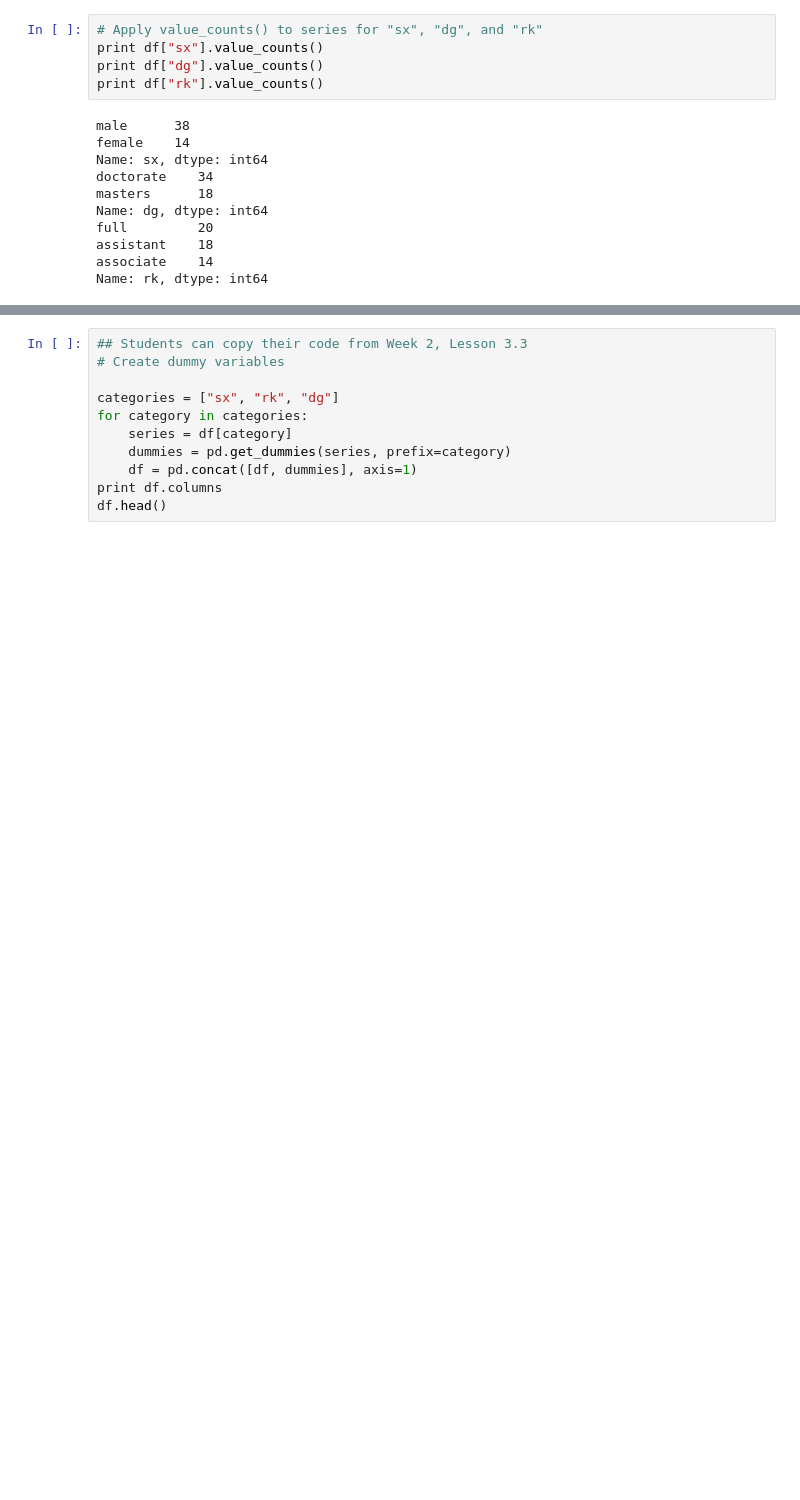
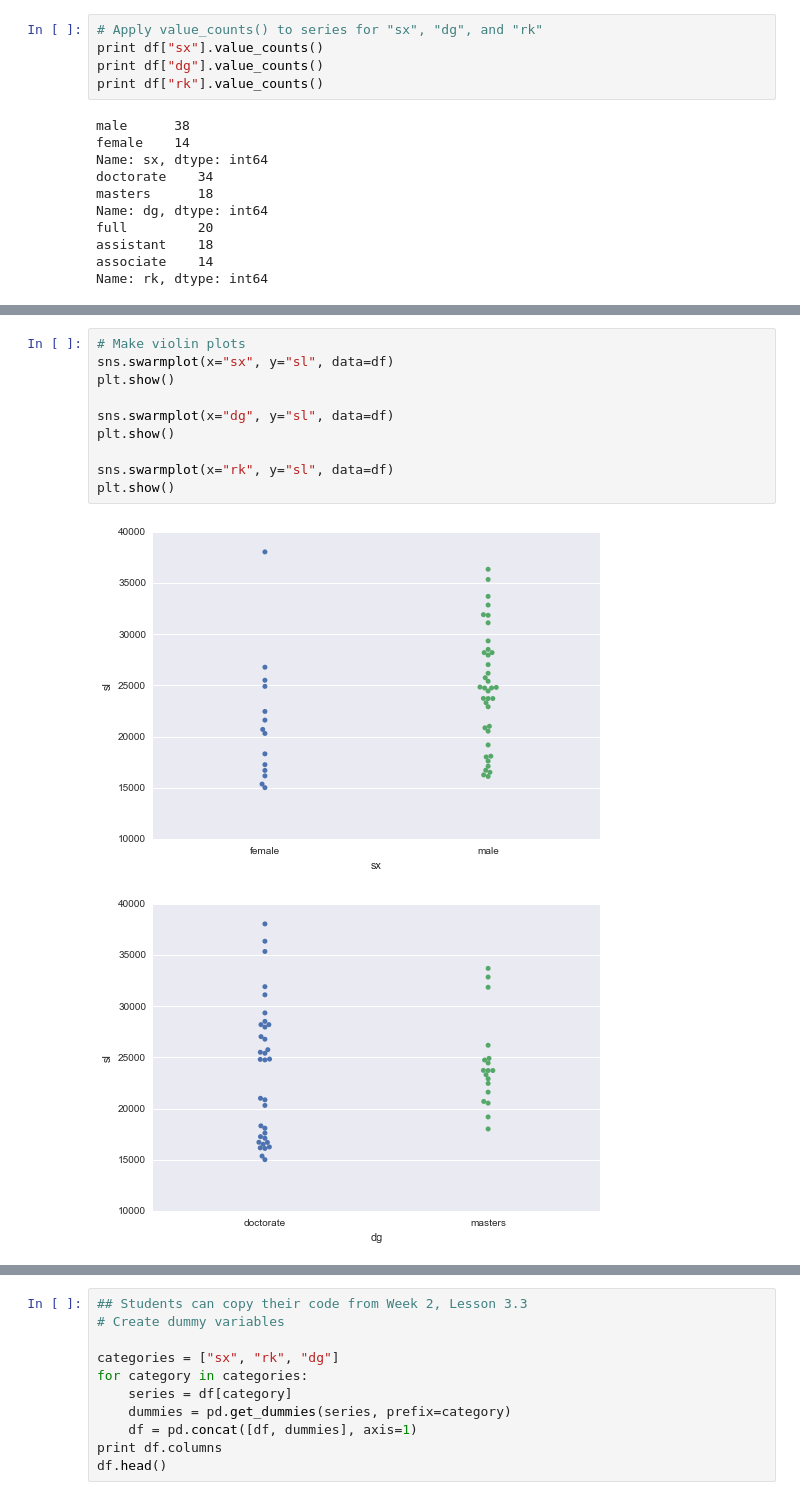
Before and after one commit to stephenhsiao/JNDS, a Jupyter notebook: ml/Regularization2.ipynb, the cells around one changed output, grey strips where cells are left out. Drawn from its saved outputs; the diff is of its cells as text; blank space fills up the shorter version.

```diff
--- a/ml/Regularization2.ipynb
+++ b/ml/Regularization2.ipynb
@@ -84,0 +85,13 @@ plt.show()
+# %%
+# Make violin plots
+sns.swarmplot(x="sx", y="sl", data=df)
+plt.show()
+
+sns.swarmplot(x="dg", y="sl", data=df)
+plt.show()
+
+sns.swarmplot(x="rk", y="sl", data=df)
+plt.show()
+# %% [output]
+[figure, added]
+[figure, added]
```
Also changed, not shown: parts of 6 cells of this notebook, 3 other files.
